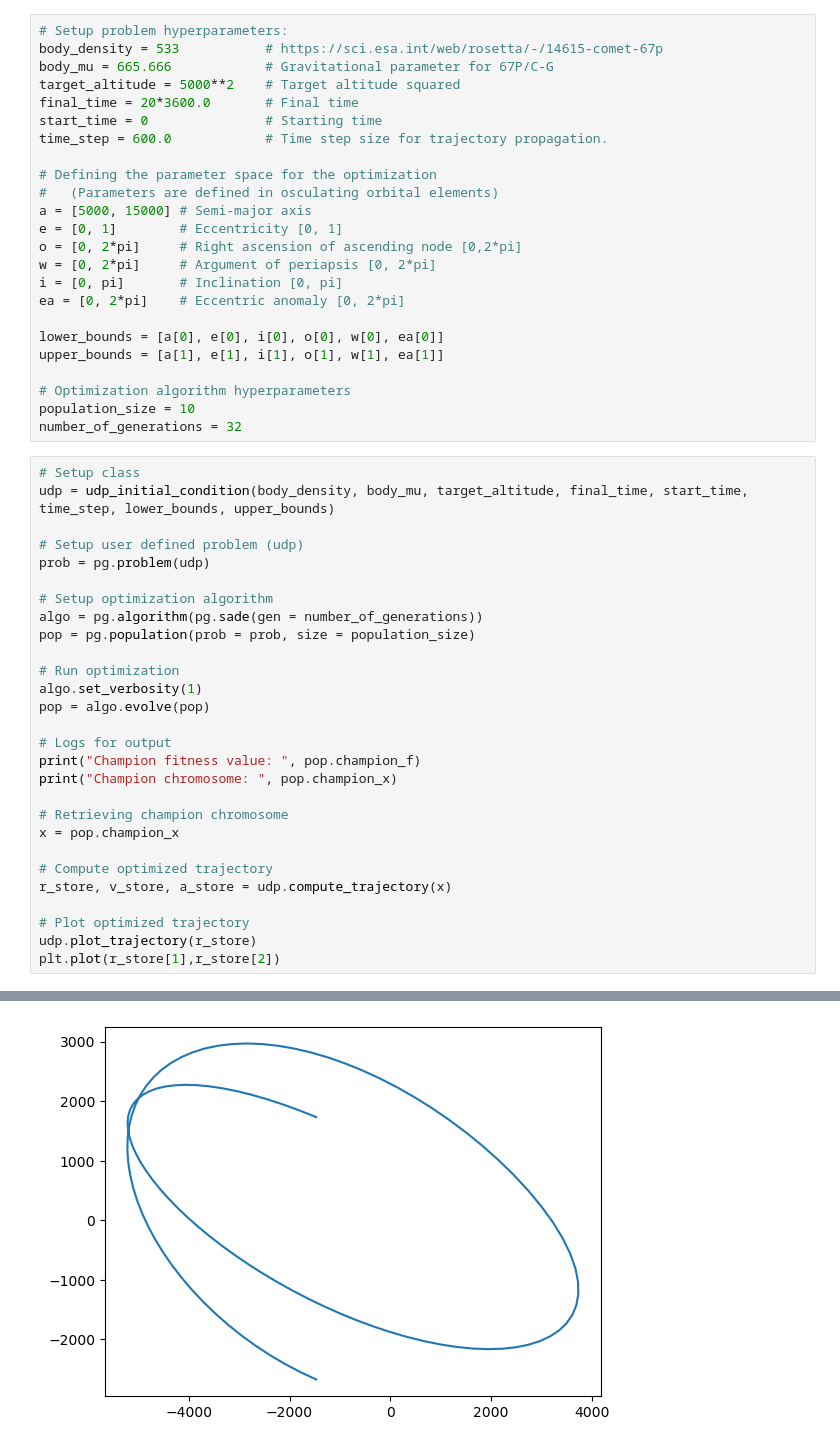
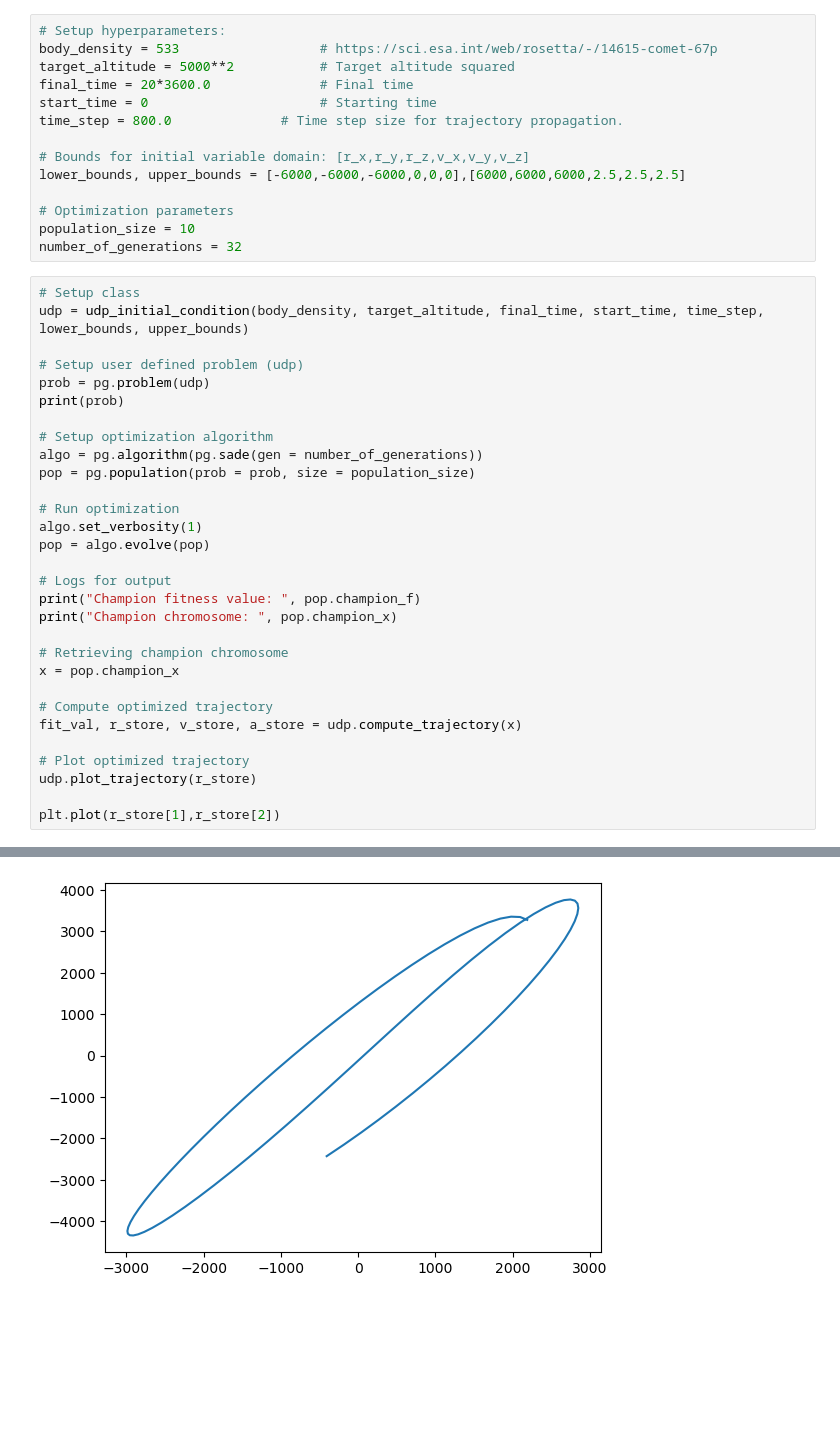
Before and after one commit to rasmusmarak/TOSS, a Jupyter notebook: Introductory Tests/traj_opt.ipynb, the cells around one changed output, grey strips where cells are left out. Drawn from its saved outputs; the diff is of its cells as text; blank space fills up the shorter version.

```diff
--- a/Introductory Tests/traj_opt.ipynb
+++ b/Introductory Tests/traj_opt.ipynb
@@ -12,33 +14,24 @@ from math import pi
 # %%
-# Setup problem hyperparameters:
-body_density = 533           # https://sci.esa.int/web/rosetta/-/14615-comet-67p
-body_mu = 665.666            # Gravitational parameter for 67P/C-G
-target_altitude = 5000**2    # Target altitude squared
-final_time = 20*3600.0       # Final time
-start_time = 0               # Starting time
-time_step = 600.0            # Time step size for trajectory propagation.
+# Setup hyperparameters:
+body_density = 533                  # https://sci.esa.int/web/rosetta/-/14615-comet-67p
+target_altitude = 5000**2           # Target altitude squared
+final_time = 20*3600.0              # Final time
+start_time = 0                      # Starting time
+time_step = 800.0              # Time step size for trajectory propagation.
 
-# Defining the parameter space for the optimization
-#   (Parameters are defined in osculating orbital elements)
-a = [5000, 15000] # Semi-major axis
-e = [0, 1]        # Eccentricity [0, 1]
-o = [0, 2*pi]     # Right ascension of ascending node [0,2*pi]
-w = [0, 2*pi]     # Argument of periapsis [0, 2*pi]
-i = [0, pi]       # Inclination [0, pi]
-ea = [0, 2*pi]    # Eccentric anomaly [0, 2*pi]
+# Bounds for initial variable domain: [r_x,r_y,r_z,v_x,v_y,v_z]
+lower_bounds, upper_bounds = [-6000,-6000,-6000,0,0,0],[6000,6000,6000,2.5,2.5,2.5]
 
-lower_bounds = [a[0], e[0], i[0], o[0], w[0], ea[0]]
-upper_bounds = [a[1], e[1], i[1], o[1], w[1], ea[1]]
-
-# Optimization algorithm hyperparameters
+# Optimization parameters
 population_size = 10
 number_of_generations = 32
 # %%
 # Setup class
-udp = udp_initial_condition(body_density, body_mu, target_altitude, final_time, start_time, time_step, lower_bounds, upper_bounds)
+udp = udp_initial_condition(body_density, target_altitude, final_time, start_time, time_step, lower_bounds, upper_bounds)
 
 # Setup user defined problem (udp)
 prob = pg.problem(udp)
+print(prob)
 
 # Setup optimization algorithm
 algo = pg.algorithm(pg.sade(gen = number_of_generations))
@@ -56,10 +49,11 @@ print("Champion chromosome: ", pop.champion_x)
 x = pop.champion_x
 
 # Compute optimized trajectory
-r_store, v_store, a_store = udp.compute_trajectory(x)
+fit_val, r_store, v_store, a_store = udp.compute_trajectory(x)
 
 # Plot optimized trajectory
 udp.plot_trajectory(r_store)
+
 plt.plot(r_store[1],r_store[2])
 # %% [output]
 Physical dimension along x (UN-normalized):  5002.5703125 Km
@@ -83,3 +77,3 @@ BokehModel(combine_events=True, render_bundle={'docs_json': {'5d5495e7-135e-4d09
 [interactive output not drawn]
 [<matplotlib.lines.Line2D at 0x...>]
-[figure, old version]
+[figure, new version]
```
Also changed, not shown: parts of 3 cells of this notebook, 3 other files.
